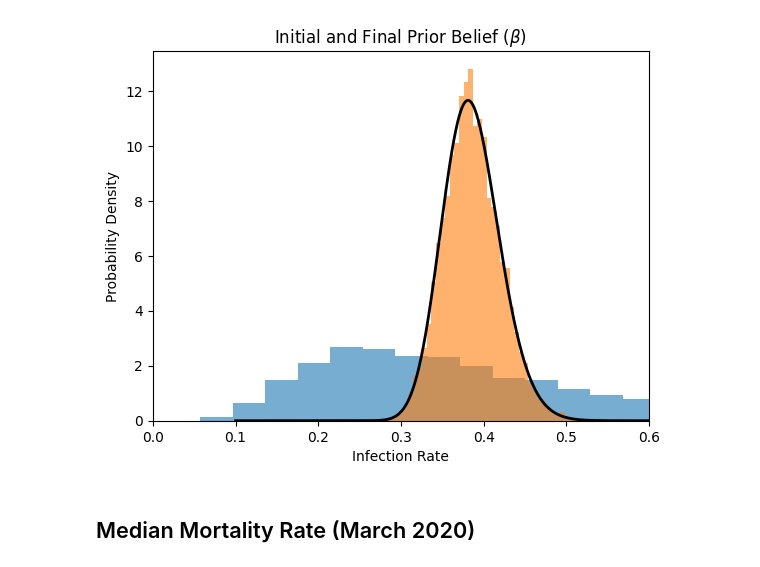
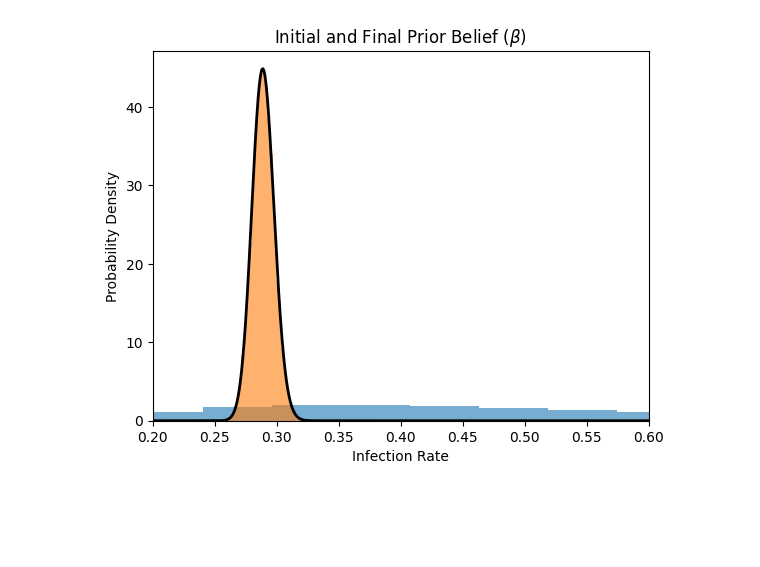
Before and after one commit to zenodea/MCMC_parameter_estimation, a Jupyter notebook: Data Analysis/test.ipynb, the cells around one changed output. Saved outputs shown, nothing was run; the diff lists cells and outputs as text; code cells hidden in the pictures; blank space fills up the shorter version.

```diff
--- a/Data Analysis/test.ipynb
+++ b/Data Analysis/test.ipynb
@@ -113,7 +112,7 @@ import matplotlib.pyplot as plt
 from scipy.stats import lognorm
 
 # Set mean and standard deviation
-mean = 0.342
+mean = 0.449
 sd = 0.5
 
 # Calculate parameters of the lognormal distribution
@@ -127,38 +126,36 @@ data = np.random.lognormal(mu, sigma, 10000)
 plt.hist(data, bins=50, density=True, alpha=0.6)
 
 # Overlay a plot of the lognormal probability density function on the histogram
 x = np.linspace(0, 1, 1)
 pdf = lognorm.pdf(x, sigma, scale=np.exp(mu))
 plt.plot(x, pdf, 'r-', lw=2)
 
 # Set mean and standard deviation
-SD = 0.03457
-M = 0.38580
+SD = 0.03079
+M = 0.28883
 V = SD**2 # Variance of the lognormal distribution
-sigma = np.sqrt(np.log(1 + V / M**2))
-mu = np.log(M**2 / np.sqrt(M**2 + V))
+sigma = np.sqrt(V)
+mu = np.log(M)
 # Calculate parameters of the lognormal distribution
 
 # Generate a set of random numbers that follow a lognormal distribution
 data = np.random.lognormal(mu, sigma, 10000)
 
 # Plot a histogram of the generated numbers
 plt.hist(data, bins=50, density=True, alpha=0.6)
 
 # Overlay a plot of the lognormal probability density function on the histogram
 
 x = np.linspace(0.1, 1, 100000)
 pdf = lognorm.pdf(x, sigma, scale=np.exp(mu))
 plt.plot(x, pdf, color="black", lw=2)
-plt.xlim(0.0,0.6)
+plt.xlim(0.2,0.6)
 
 # Set axis labels and title
 plt.xlabel('Infection Rate')
 plt.ylabel('Probability Density')
 plt.title('Initial and Final Prior Belief ($\\beta$)')
 
 plt.show()
 # %% [output]
-[figure, old version]
+[figure, new version]
-# %% [markdown]
-## Median Mortality Rate (March 2020)
```
Also changed, not shown: parts of 7 cells of this notebook, 18 other files.
